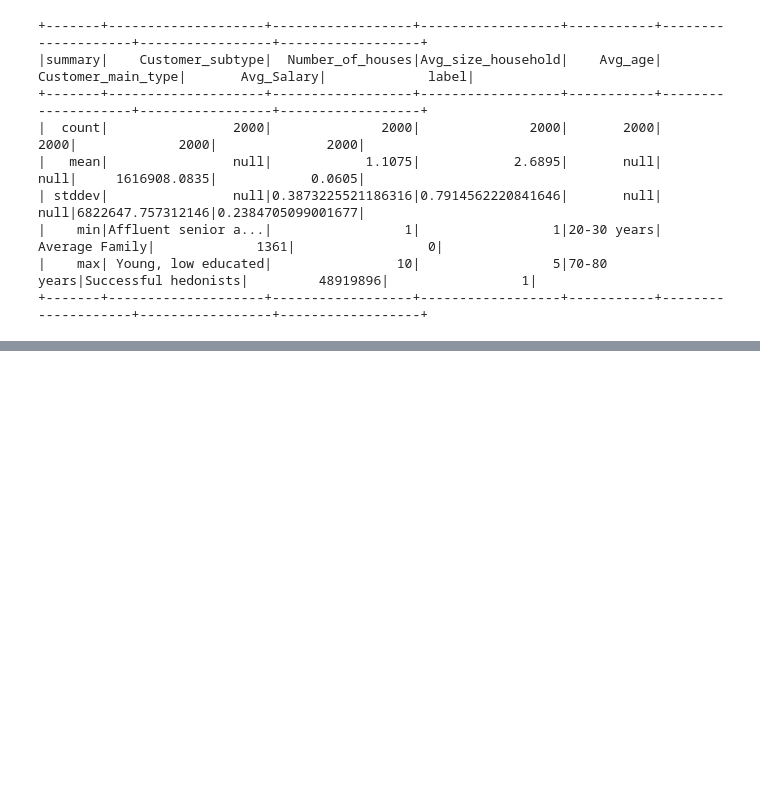
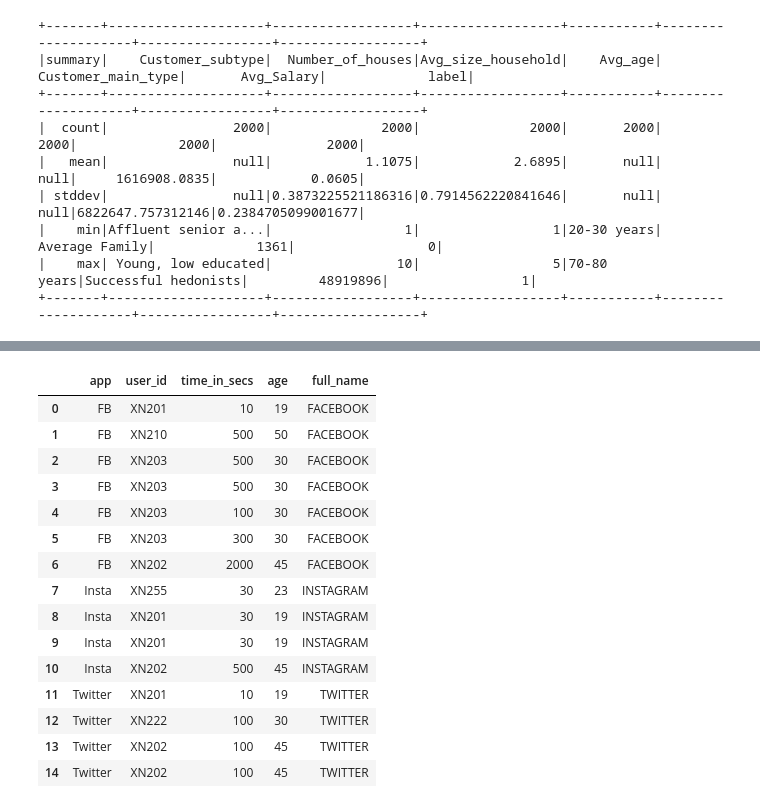
Before and after one commit to KonuTech/Spark-Intro-Courses, a Jupyter notebook: LearnPySpark.ipynb, the cells around one changed output, grey strips where cells are left out. Drawn from its saved outputs; the diff is of its cells as text; code cells hidden in the pictures; blank space fills up the shorter version.

```diff
--- a/LearnPySpark.ipynb
+++ b/LearnPySpark.ipynb
@@ -194,0 +779,2 @@ df.summary().show()
+# %%
+spark = SparkSession.builder.appName("structured_streaming").getOrCreate()
@@ -194,0 +879,19 @@ df.summary().show()
+# %%
+spark.sql("select * from join_query").toPandas().head(50)
+# %% [output]
+|  | app | user_id | time_in_secs | age | full_name |
+| 0 | FB | XN201 | 10 | 19 | FACEBOOK |
+| 1 | FB | XN210 | 500 | 50 | FACEBOOK |
+| 2 | FB | XN203 | 500 | 30 | FACEBOOK |
+| 3 | FB | XN203 | 500 | 30 | FACEBOOK |
+| 4 | FB | XN203 | 100 | 30 | FACEBOOK |
+| 5 | FB | XN203 | 300 | 30 | FACEBOOK |
+| 6 | FB | XN202 | 2000 | 45 | FACEBOOK |
+| 7 | Insta | XN255 | 30 | 23 | INSTAGRAM |
+| 8 | Insta | XN201 | 30 | 19 | INSTAGRAM |
+| 9 | Insta | XN201 | 30 | 19 | INSTAGRAM |
+| 10 | Insta | XN202 | 500 | 45 | INSTAGRAM |
+| 11 | Twitter | XN201 | 10 | 19 | TWITTER |
+| 12 | Twitter | XN222 | 100 | 30 | TWITTER |
+| 13 | Twitter | XN202 | 100 | 45 | TWITTER |
+| 14 | Twitter | XN202 | 100 | 45 | TWITTER |
```
Also changed, not shown: parts of 81 cells of this notebook, 44 other files.
